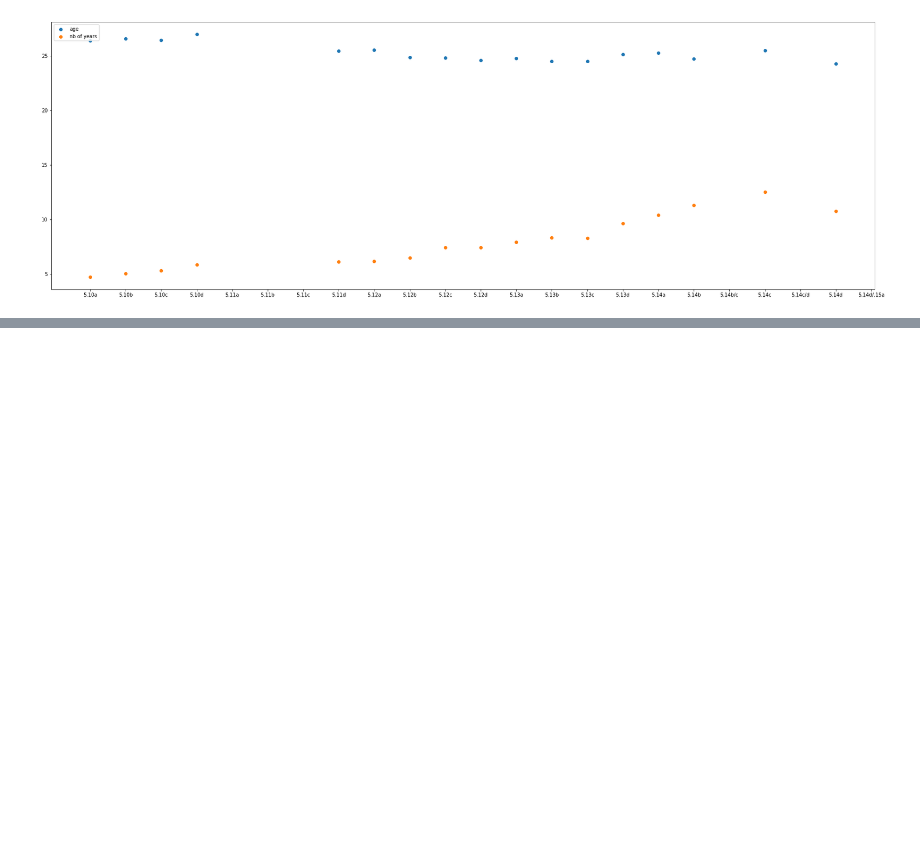
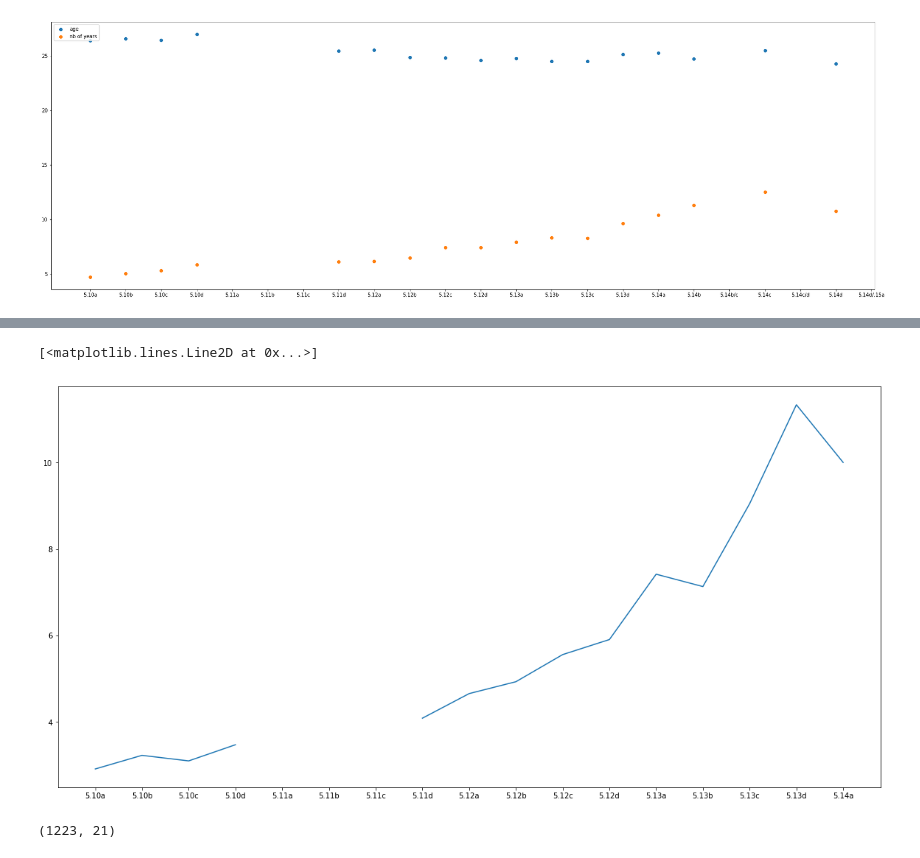
Before and after one commit to victor-mouquin/8a.nu, a Jupyter notebook: 8a.nu_climbing.ipynb, the cells around one changed output, grey strips where cells are left out. Cells and saved outputs as stored; diff of their text form; code cells hidden in the pictures; blank space fills up the shorter version.

```diff
--- a/8a.nu_climbing.ipynb
+++ b/8a.nu_climbing.ipynb
@@ -281,3 +306,6 @@ plt.legend(['age', 'nb of years'], loc = 2)
 # %% [output]
 <matplotlib.legend.Legend at 0x...>
 [figure]
+# %%
+started_after_25 = df_active_user[(age_started > 25)]
+started_after_25.shape
@@ -283,0 +314,5 @@ plt.legend(['age', 'nb of years'], loc = 2)
+# %%
+sample = started_after_25.sample(n = 500)
+# %%
+%%time
+average_achieve_grade = achieve_grades(sample, usa_grades)
@@ -283,0 +322,11 @@ plt.legend(['age', 'nb of years'], loc = 2)
+# %%
+plt.rcParams['figure.figsize'] = [20, 10]
+plt.plot(usa_grades, average_achieve_grade[:,1])
+# %% [output]
+[<matplotlib.lines.Line2D at 0x...>]
+[figure, added]
+# %%
+started_after_30 = df_active_user[(age_started > 30)]
+started_after_30.shape
+# %% [output]
+(1223, 21)
```
Also changed, not shown: parts of 17 cells of this notebook.
